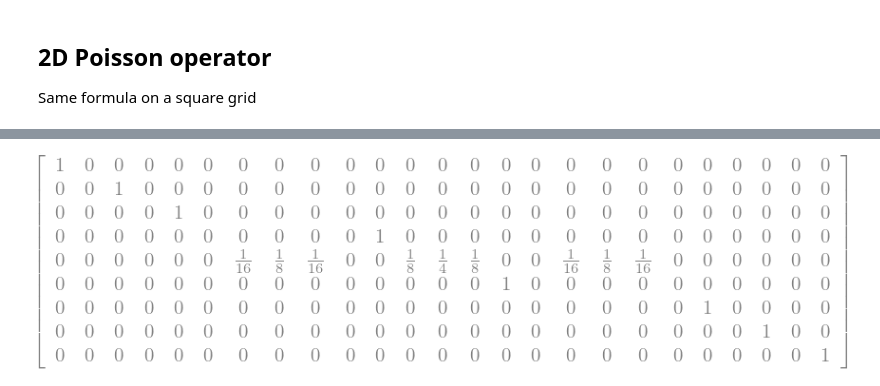
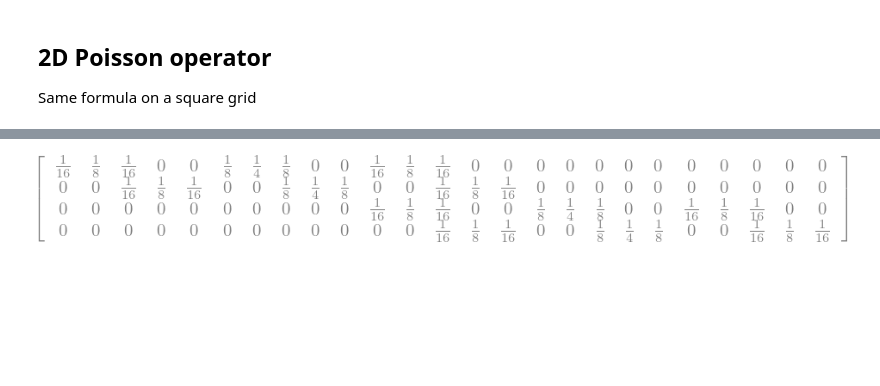
Before and after one commit to FattiMei/multigrid, a Jupyter notebook: analysis/restriction.ipynb, the cells around one changed output, grey strips where cells are left out. Drawn from its saved outputs; the diff is of its cells as text; code cells hidden in the pictures; blank space fills up the shorter version.

```diff
--- a/analysis/restriction.ipynb
+++ b/analysis/restriction.ipynb
@@ -136,7 +138,8 @@ def build_poisson_2d(n):
             if j < n-1:
                 A[i,j,i,j+1] = -1
 
-    return A.reshape(n*n,n*n)
+    return sym.Matrix(A.reshape(n*n,n*n))
 
-build_poisson_2d(7)
+A = build_poisson_2d(n)
+A
 # %% [output]
@@ -175,33 +162,25 @@ injective_restriction_2d(5)
 # %%
-def full_weight_restriction_2d(n, diag=True):
-    m = 1 + (n-1)//2
-    R = sym.zeros(m*m, n*n)
+def full_weight_restriction_2d(n):
+    m = (n-1)//2
+    A = sym.MutableDenseNDimArray.zeros(m,m,n,n)
 
-    for i in range(0,n,2):
-        for j in range(0,n,2):
-            if i == 0 or i == n-1 or j == 0 or j == n-1:
-                # boundary point
-                R[(i//2)*m+(j//2),i*n+j] = 1
-            else:
-                # center
-                R[(i//2)*m+(j//2),i*n+j] = sym.nsimplify(0.25)
+    for i in range(m):
+        for j in range(m):
+            A[i,j,2*i+1,2*j+1] = sym.nsimplify(1/4)
 
-                # cardinal neighbours
-                R[(i//2)*m+(j//2),i*n+j-1] = sym.nsimplify(0.125)
-                R[(i//2)*m+(j//2),i*n+j+1] = sym.nsimplify(0.125)
-                R[(i//2)*m+(j//2),(i+1)*n+j] = sym.nsimplify(0.125)
-                R[(i//2)*m+(j//2),(i-1)*n+j] = sym.nsimplify(0.125)
+            A[i,j,2*i+0,2*j+1] = sym.nsimplify(1/8)
+            A[i,j,2*i+2,2*j+1] = sym.nsimplify(1/8)
+            A[i,j,2*i+1,2*j+0] = sym.nsimplify(1/8)
+            A[i,j,2*i+1,2*j+2] = sym.nsimplify(1/8)
 
-                if diag:
-                    R[(i//2)*m+(j//2),(i+1)*n+j+1] = sym.nsimplify(0.0625)
-                    R[(i//2)*m+(j//2),(i+1)*n+j-1] = sym.nsimplify(0.0625)
-                    R[(i//2)*m+(j//2),(i-1)*n+j+1] = sym.nsimplify(0.0625)
-                    R[(i//2)*m+(j//2),(i-1)*n+j-1] = sym.nsimplify(0.0625)
+            A[i,j,2*i+0,2*j+0] = sym.nsimplify(1/16)
+            A[i,j,2*i+0,2*j+2] = sym.nsimplify(1/16)
+            A[i,j,2*i+2,2*j+0] = sym.nsimplify(1/16)
+            A[i,j,2*i+2,2*j+2] = sym.nsimplify(1/16)
 
-
-    return R
+    return sym.Matrix(A.reshape(m*m,n*n))
 
 full_weight_restriction_2d(5)
 # %% [output]
-[figure, old version]
+[figure, new version]
 # %%
```
Also changed, not shown: parts of 11 cells of this notebook.
